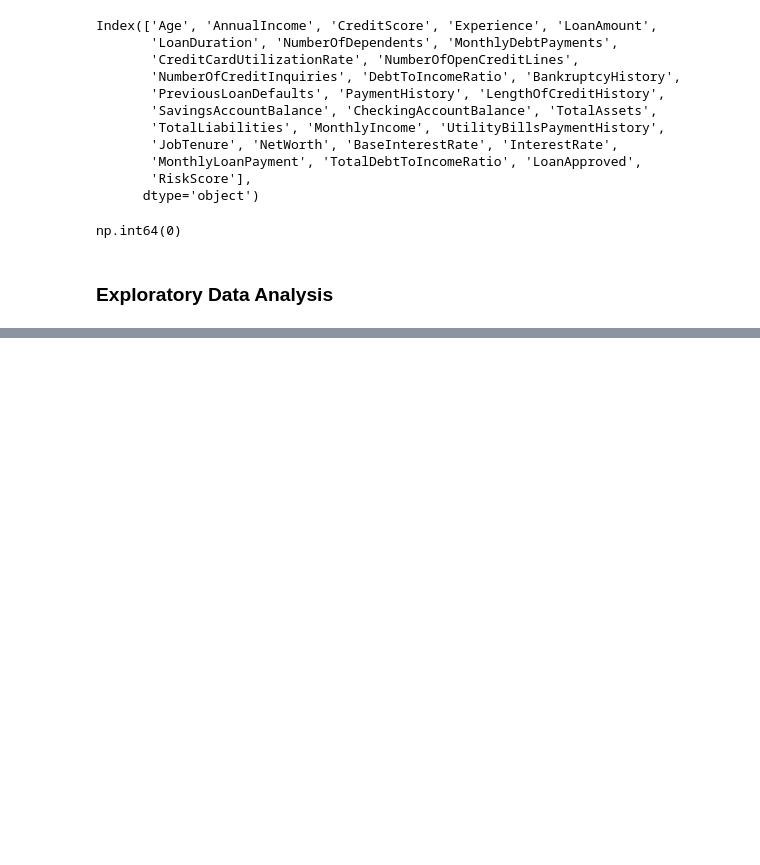
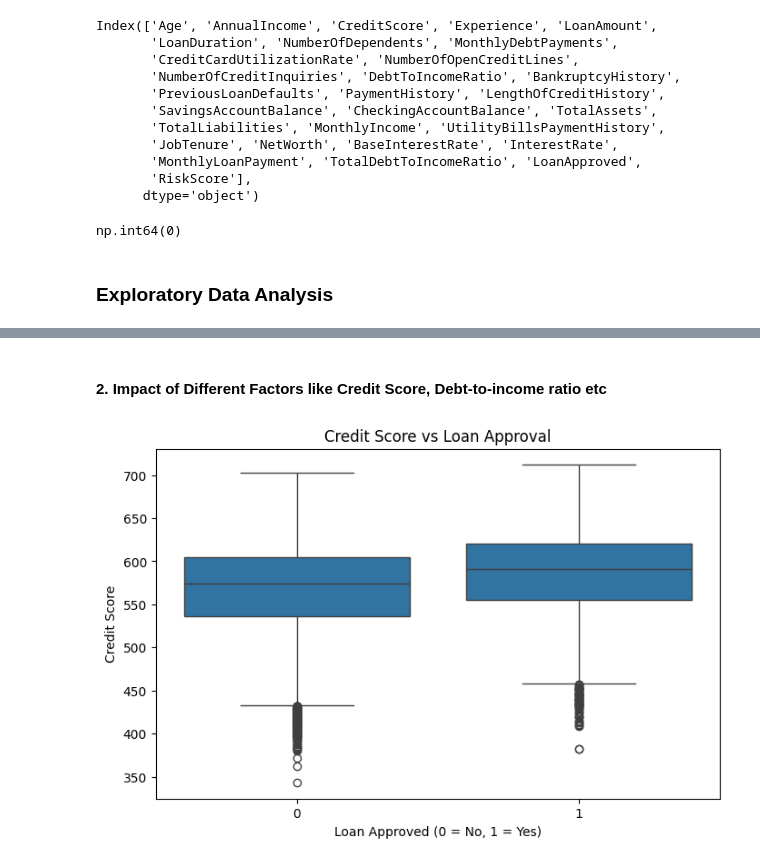
Before and after one commit to AbdulWahid026/ML_LoanApprovalPrediction-CreditRiskAnalysis, a Jupyter notebook: model.ipynb, the cells around one changed output, grey strips where cells are left out. Cells and saved outputs as stored; diff of their text form; code cells hidden in the pictures; blank space fills up the shorter version.

```diff
--- a/model.ipynb
+++ b/model.ipynb
@@ -154,0 +186,11 @@ plt.show()
+# %% [markdown]
+#### 2. Impact of Different Factors like Credit Score, Debt-to-income ratio etc
+# %%
+plt.figure(figsize=(8,5))
+sns.boxplot(x='LoanApproved', y='CreditScore', data=data_df)
+plt.xlabel('Loan Approved (0 = No, 1 = Yes)')
+plt.ylabel('Credit Score')
+plt.title('Credit Score vs Loan Approval')
+plt.show()
+# %% [output]
+[figure, added]
```
Also changed, not shown: parts of 6 cells of this notebook.
